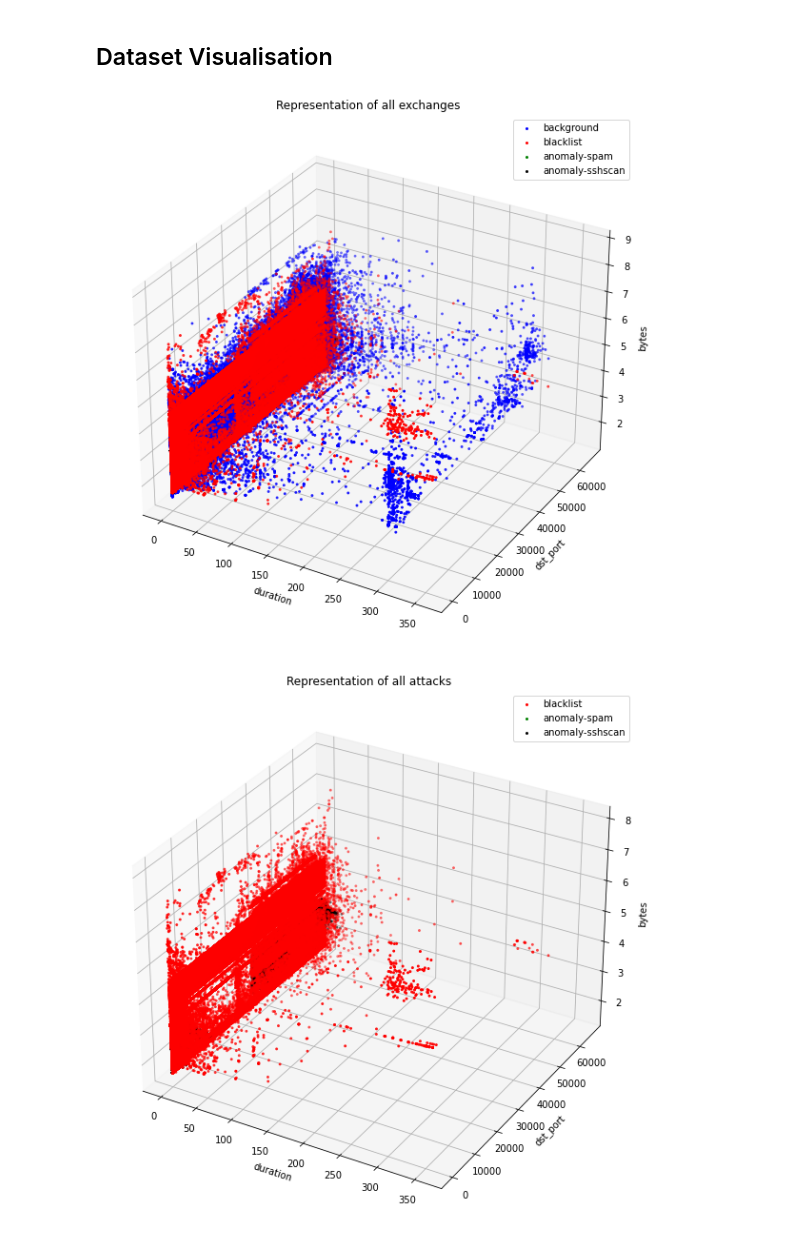
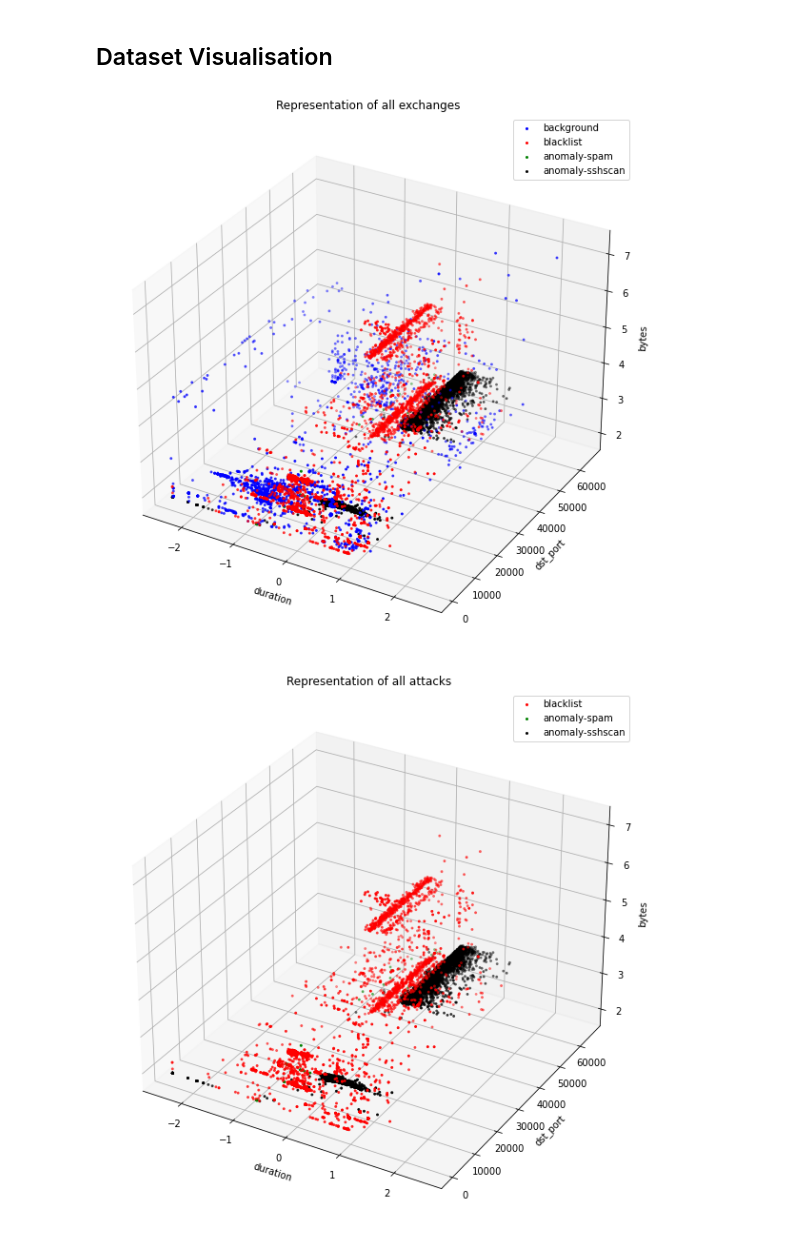
Before and after one commit to Leiyks/MLSECU, a Jupyter notebook: mlsecu.ipynb, the cells around one changed output. Saved outputs shown, nothing was run; the diff lists cells and outputs as text; code cells hidden in the pictures.

```diff
--- a/mlsecu.ipynb
+++ b/mlsecu.ipynb
@@ -7,12 +11,11 @@ import pandas as pd
 # %%
 names = ['end_timestamp', 'duration', 'src_ip', 'dst_ip', 'src_port', 'dst_port', 'protocol', 'flags', 'status', 'service_type', 'packets', 'bytes', 'label']
 
-background = pd.read_csv("data/training/background_flows_cut.csv", header=None, names=names)
-blacklist = pd.read_csv("data/training/blacklist_flows_cut.csv", header=None, names=names)
+background = pd.read_csv("data/training/background_flows_cut.csv", header=None, names=names, nrows=5000)
+blacklist = pd.read_csv("data/training/blacklist_flows_cut.csv", header=None, names=names, nrows=5000)
 spam = pd.read_csv("data/training/spam_flows_cut.csv", header=None, names=names)
-sshscan = pd.read_csv("data/training/sshscan_flows_cut.csv", header=None, names=names)
+sshscan = pd.read_csv("data/training/sshscan_flows_cut.csv", header=None, names=names, nrows=5000)
 
 df = pd.concat([background, blacklist, spam, sshscan], ignore_index=True)
 df.head()
-df.bytes.max()
 # %% [output]
@@ -85,31 +93,31 @@ numeric_df.describe()
 # %%
 def show3D_flow_exchanges(df, x_axis, y_axis, z_axis, title):
     fig = plt.figure(figsize=(10,12))
     ax = fig.add_subplot(111, projection='3d')
 
     color = {
         'background': 'blue',
         'blacklist': 'red',
         'anomaly-spam': 'green',
         'anomaly-sshscan': 'black'
     }
 
     for label in df.label.unique():
         df_label = df[df.label == label]
         x = df_label[x_axis]
         y = df_label[y_axis]
         z = df_label[z_axis]
-        ax.scatter(x, y, np.log10(z), color=color[label], label=label, marker='.', s=15)
+        ax.scatter(np.log10(x), y, np.log10(z), color=color[label], label=label, marker='.', s=15)
 
     ax.set_xlabel(x_axis)
     ax.set_ylabel(y_axis)
     ax.set_zlabel(z_axis)
     ax.set_title(title)
 
     plt.legend()
 
 show3D_flow_exchanges(df, 'duration', 'dst_port', 'bytes', 'Representation of all exchanges')
 show3D_flow_exchanges(df[df.label != 'background'], 'duration', 'dst_port', 'bytes', 'Representation of all attacks')
 # %% [output]
-[figure, old version]
+[figure, new version]
-[figure, old version]
+[figure, new version]
```
Also changed, not shown: parts of 11 cells of this notebook.
